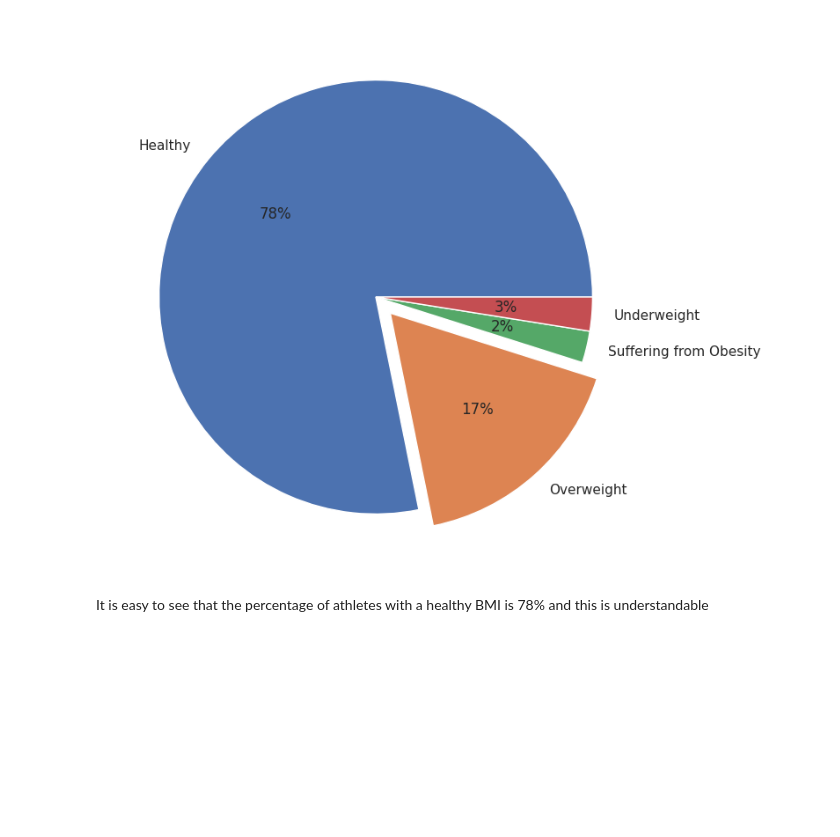
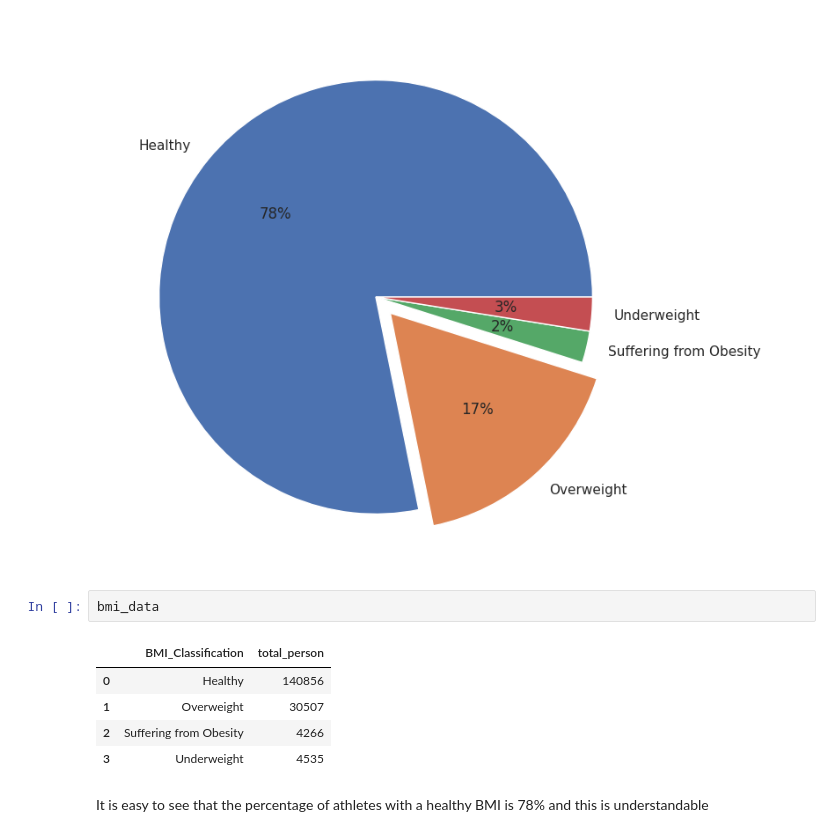
Before and after one commit to tvphu213/proj-1, a Jupyter notebook: analysis.ipynb, the cells around one changed output. Drawn from its saved outputs; the diff is of its cells as text; blank space fills up the shorter version.

```diff
--- a/analysis.ipynb
+++ b/analysis.ipynb
@@ -349,6 +386,14 @@ plt.pie(bmi_data.total_person, labels=bmi_data.BMI_Classification, colors=palett
 plt.show()
 # %% [output]
 [figure]
+# %%
+bmi_data
+# %% [output]
+|  | BMI_Classification | total_person |
+| 0 | Healthy | 140856 |
+| 1 | Overweight | 30507 |
+| 2 | Suffering from Obesity | 4266 |
+| 3 | Underweight | 4535 |
 # %% [markdown]
 It is easy to see that the percentage of athletes with a healthy BMI is 78% and this is understandable
 # %%
```
Also changed, not shown: parts of 24 cells of this notebook, 5 other files.
